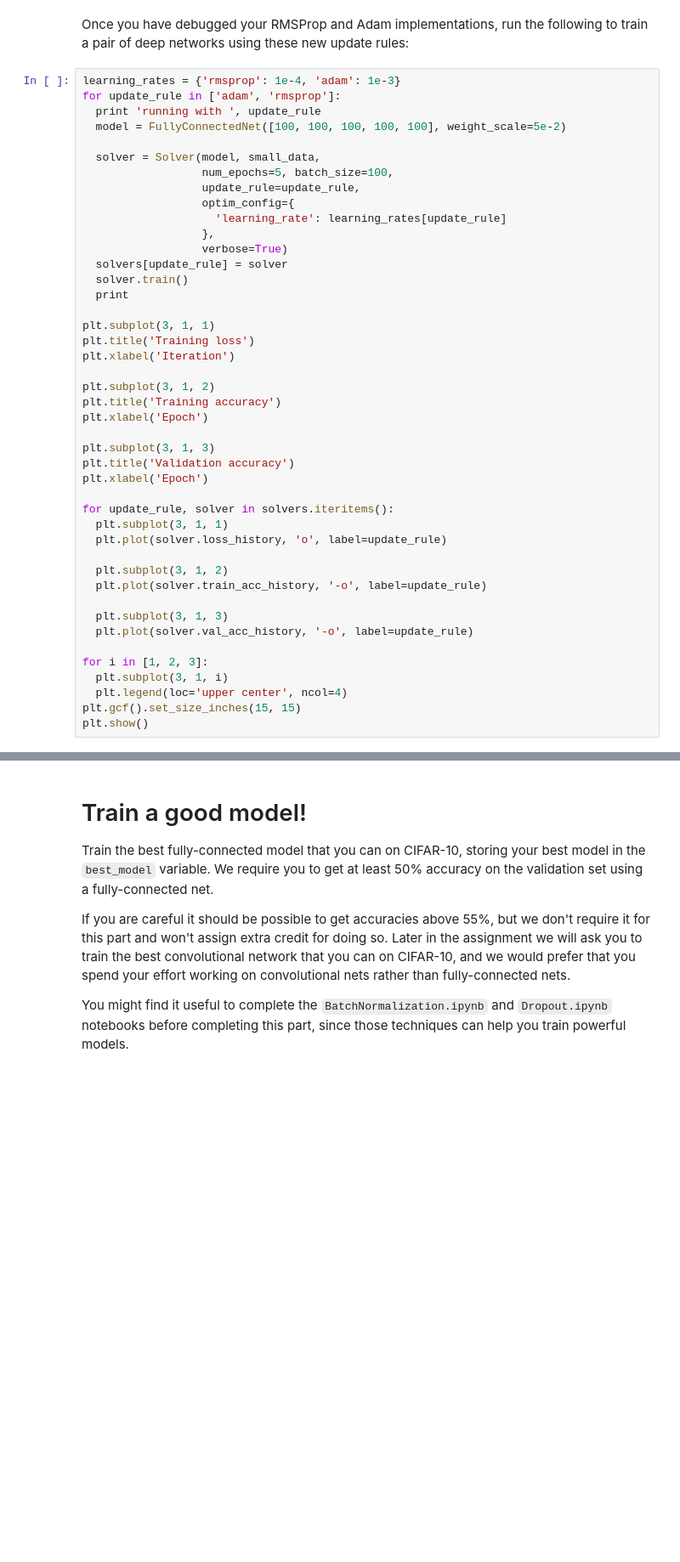
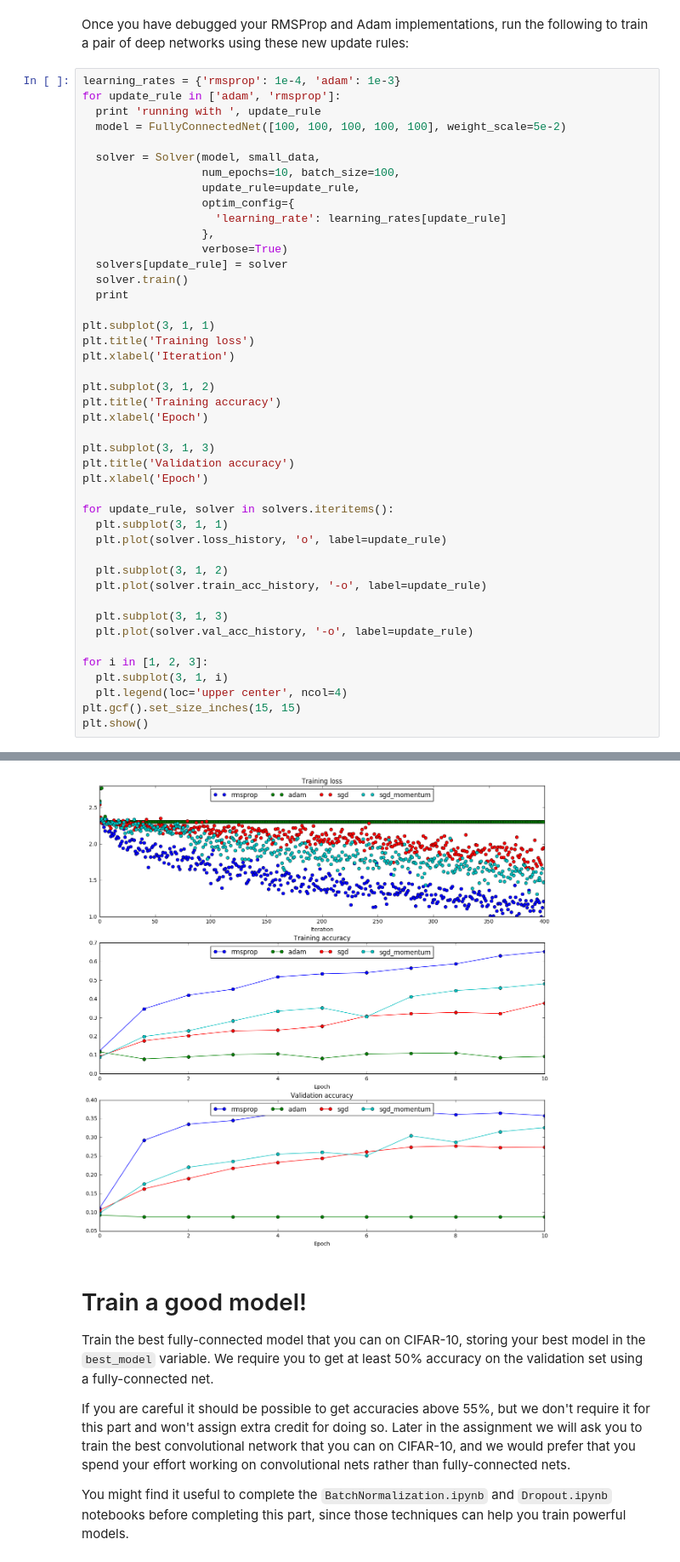
Before and after one commit to johngoddard/cs-231n, a Jupyter notebook: assignment2/FullyConnectedNets.ipynb, the cells around one changed output, grey strips where cells are left out. Shown at 85% size. Saved outputs shown, nothing was run; the diff lists cells and outputs as text; blank space fills up the shorter version.

```diff
--- a/assignment2/FullyConnectedNets.ipynb
+++ b/assignment2/FullyConnectedNets.ipynb
@@ -569,7 +704,7 @@ for update_rule in ['adam', 'rmsprop']:
   model = FullyConnectedNet([100, 100, 100, 100, 100], weight_scale=5e-2)
 
   solver = Solver(model, small_data,
-                  num_epochs=5, batch_size=100,
+                  num_epochs=10, batch_size=100,
                   update_rule=update_rule,
                   optim_config={
                     'learning_rate': learning_rates[update_rule]
@@ -606,3 +741,4 @@ for i in [1, 2, 3]:
   plt.legend(loc='upper center', ncol=4)
 plt.gcf().set_size_inches(15, 15)
 plt.show()
+# %% [output]
@@ -609,3 +762,4 @@ plt.show()
+[figure, added]
 # %% [markdown]
 # Train a good model!
 Train the best fully-connected model that you can on CIFAR-10, storing your best model in the `best_model` variable. We require you to get at least 50% accuracy on the validation set using a fully-connected net.
```
Also changed, not shown: parts of 16 cells of this notebook, 5 other files.
